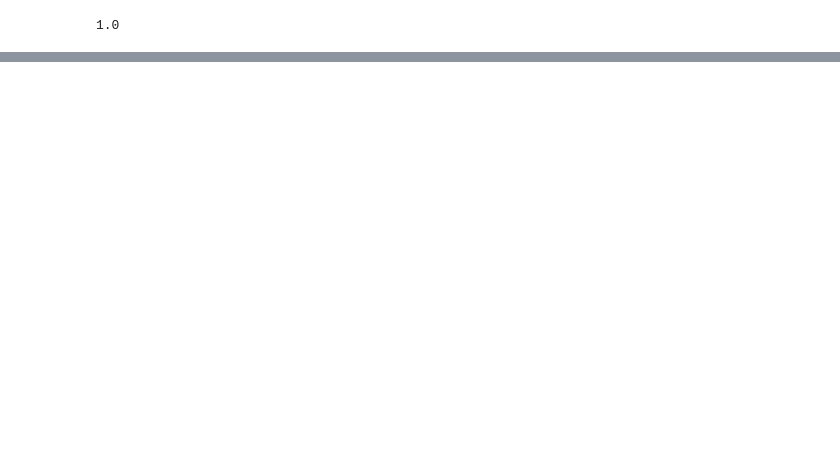
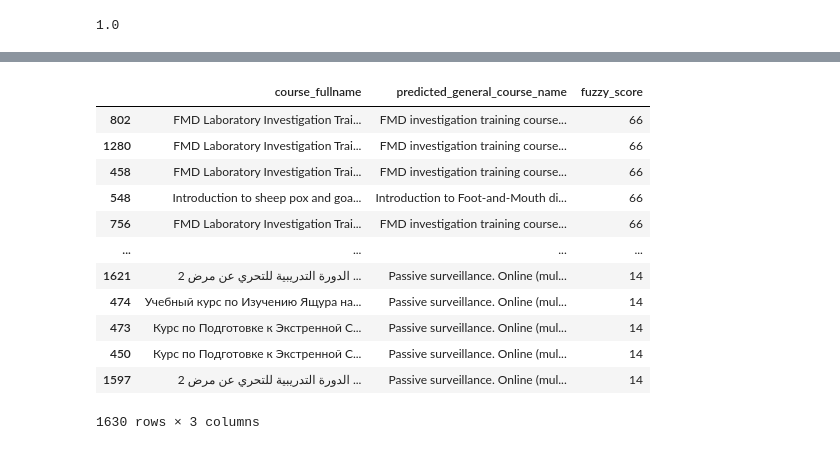
Before and after one commit to FAOEuFMD/TOM-Recommender-System, a Jupyter notebook: EDA 2.ipynb, the cells around one changed output, grey strips where cells are left out. Saved outputs shown, nothing was run; the diff lists cells and outputs as text; code cells hidden in the pictures; blank space fills up the shorter version.

```diff
--- a/EDA 2.ipynb
+++ b/EDA 2.ipynb
@@ -492,0 +510,3 @@ brick_mapping_dict
+# %%
+# Lets see what courses are listed in the excel sheet:
+general_course_names= brick_mapping_df["Course"].tolist()
@@ -492,0 +529,9 @@ brick_mapping_dict
+# %%
+def predict_course(tom_enrolements_course_fullname):
+    return process.extract(tom_enrolements_course_fullname, general_course_names, scorer=fuzz.ratio)[0][0]
+# %%
+def return_fuzzy_score(tom_enrolements_course_fullname):
+    return process.extract(tom_enrolements_course_fullname, general_course_names, scorer=fuzz.ratio)[0][1]
+# %%
+tom_enrolments_df["predicted_general_course_name"] = tom_enrolments_df["course_fullname"].apply(predict_course)
+tom_enrolments_df["fuzzy_score"] = tom_enrolments_df["course_fullname"].apply(return_fuzzy_score)
@@ -492,0 +554,16 @@ brick_mapping_dict
+# %%
+tom_enrolments_df[["course_fullname", "predicted_general_course_name", "fuzzy_score"]][tom_enrolments_df["fuzzy_score"]< 67].sort_values(by=['fuzzy_score'], ascending=False)
+# %% [output]
+|  | course_fullname | predicted_general_course_name | fuzzy_score |
+| 802 | FMD Laboratory Investigation Trai... | FMD investigation training course... | 66 |
+| 1280 | FMD Laboratory Investigation Trai... | FMD investigation training course... | 66 |
+| 458 | FMD Laboratory Investigation Trai... | FMD investigation training course... | 66 |
+| 548 | Introduction to sheep pox and goa... | Introduction to Foot-and-Mouth di... | 66 |
+| 756 | FMD Laboratory Investigation Trai... | FMD investigation training course... | 66 |
+| ... | ... | ... | ... |
+| 1621 | 2 الدورة التدريبية للتحري عن مرض ... | Passive surveillance. Online (mul... | 14 |
+| 474 | Учебный курс по Изучению Ящура на... | Passive surveillance. Online (mul... | 14 |
+| 473 | Курс по Подготовке к Экстренной С... | Passive surveillance. Online (mul... | 14 |
+| 450 | Курс по Подготовке к Экстренной С... | Passive surveillance. Online (mul... | 14 |
+| 1597 | 2 الدورة التدريبية للتحري عن مرض ... | Passive surveillance. Online (mul... | 14 |
+1630 rows × 3 columns
```
Also changed, not shown: parts of 33 cells of this notebook.
